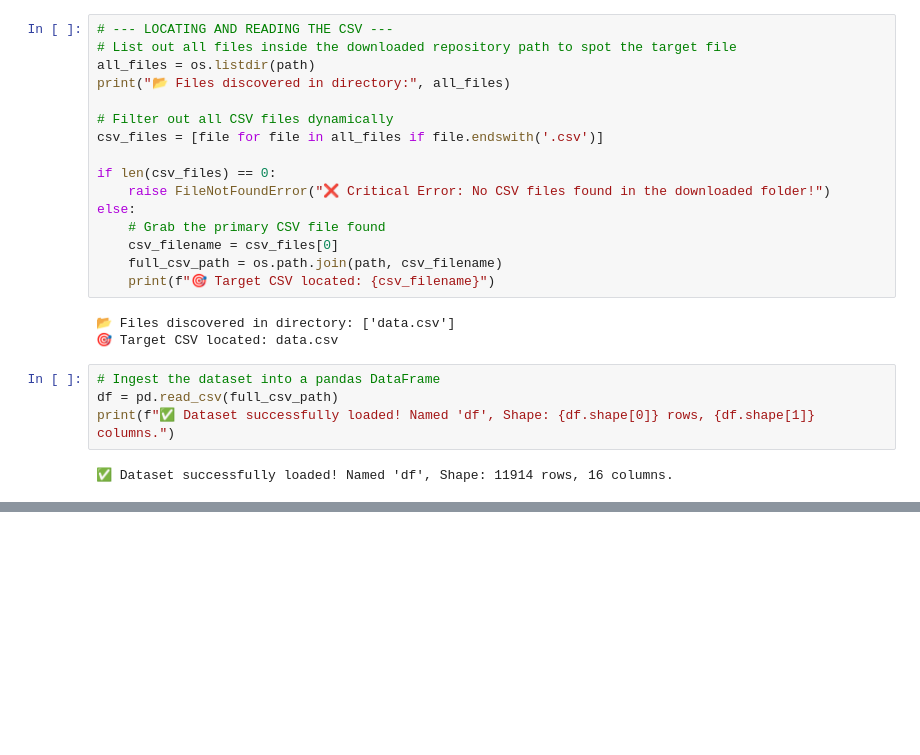
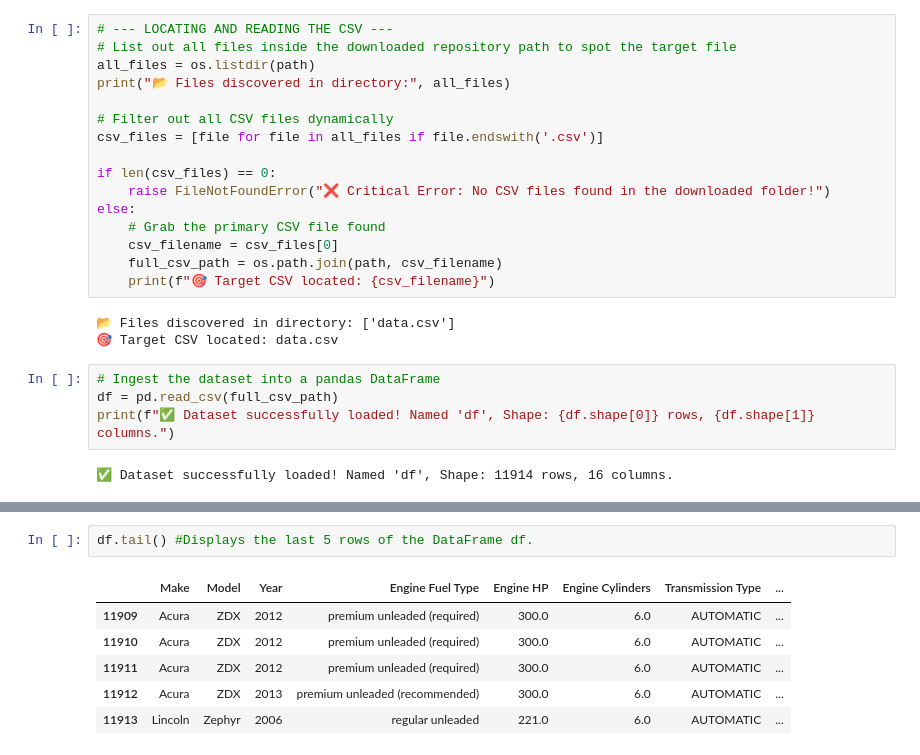
Before and after one commit to MaykInvest/car_clustering_kmeans, a Jupyter notebook: project.ipynb, the cells around one changed output, grey strips where cells are left out. Cells and saved outputs as stored; diff of their text form; blank space fills up the shorter version.

```diff
--- a/project.ipynb
+++ b/project.ipynb
@@ -183,0 +207,9 @@ df.head(10)
+# %%
+df.tail() #Displays the last 5 rows of the DataFrame df.
+# %% [output]
+|  | Make | Model | Year | Engine Fuel Type | Engine HP | Engine Cylinders | Transmission Type | ... |
+| 11909 | Acura | ZDX | 2012 | premium unleaded (required) | 300.0 | 6.0 | AUTOMATIC | ... |
+| 11910 | Acura | ZDX | 2012 | premium unleaded (required) | 300.0 | 6.0 | AUTOMATIC | ... |
+| 11911 | Acura | ZDX | 2012 | premium unleaded (required) | 300.0 | 6.0 | AUTOMATIC | ... |
+| 11912 | Acura | ZDX | 2013 | premium unleaded (recommended) | 300.0 | 6.0 | AUTOMATIC | ... |
+| 11913 | Lincoln | Zephyr | 2006 | regular unleaded | 221.0 | 6.0 | AUTOMATIC | ... |
```
Also changed, not shown: parts of 12 cells of this notebook.
